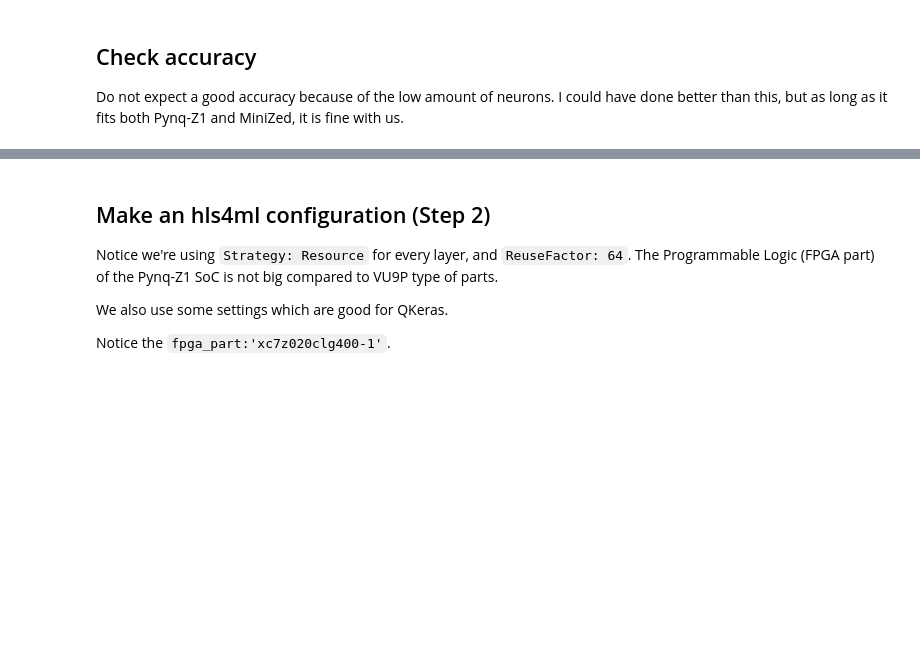
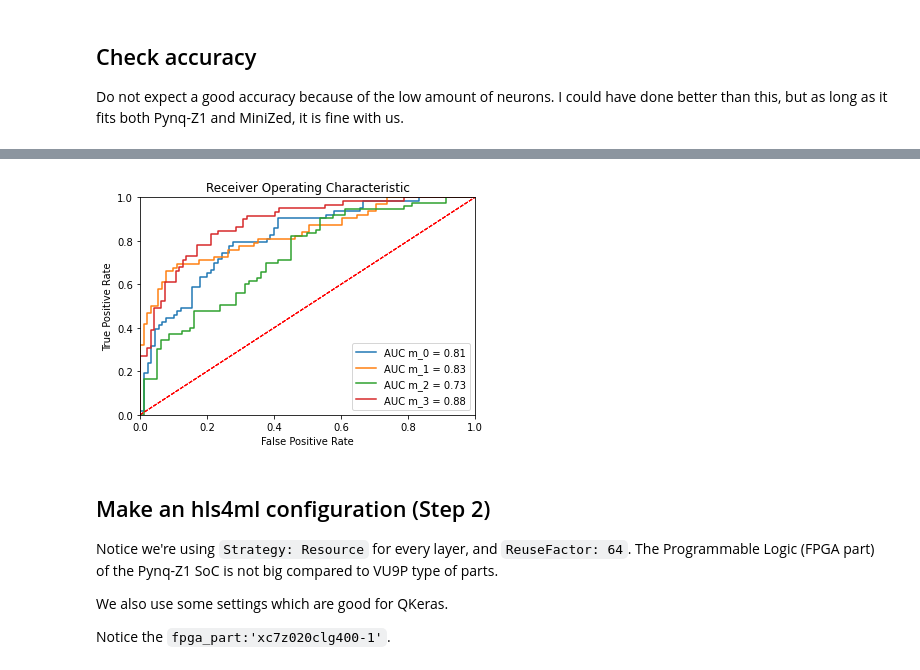
Before and after one commit to jmduarte/hls4ml-tutorial, a Jupyter notebook: deploy/vivado_flow/vivado_flow.ipynb, the cells around one changed output, grey strips where cells are left out. Saved outputs shown, nothing was run; the diff lists cells and outputs as text; code cells hidden in the pictures; blank space fills up the shorter version.

```diff
--- a/deploy/vivado_flow/vivado_flow.ipynb
+++ b/deploy/vivado_flow/vivado_flow.ipynb
@@ -151,8 +83,8 @@ We save the test dataset to files so that we can use them later.
 # %%
 #load processed test data
 from sklearn.utils import shuffle
-X = np.load('./test_data/test_data.npy', allow_pickle=True)
-y = np.load('./test_data/test_data_ground_truths.npy', allow_pickle=True)
+X = np.load('./test_data/test_data_frames_4_hops_512_fft_1024_mels_64_power_2.0.npy', allow_pickle=True)
+y = np.load('./test_data/test_data_frames_4_hops_512_fft_1024_mels_64_power_2.0_ground_truths.npy', allow_pickle=True)
 y_keras = []
 #use a quarter of the test_set to save time
 for i in range(len(X)):
@@ -258,3 +156,48 @@ plt.show()
+# %%
+from sklearn.metrics import accuracy_score
+from sklearn import metrics
+from sklearn.utils import shuffle
+import matplotlib.pyplot as plt
+%matplotlib inline
+import plotting
+import numpy
+
+#load processed test data
+X = np.load('./test_data/test_data_frames_4_hops_512_fft_1024_mels_64_power_2.0.npy', allow_pickle=True)
+y = np.load('./test_data/test_data_frames_4_hops_512_fft_1024_mels_64_power_2.0_ground_truths.npy', allow_pickle=True)
+y_keras = []
+#use a quarter of the test_set to save time
+for i in range(len(X)):
+    quarter = int(len(X[i])/4)
+    assert len(X) == len(y)
+    X[i], y[i] = shuffle(X[i], y[i])
+    X[i], y[i] = X[i][0:quarter],  y[i][0:quarter]
+
+#perform inference
+for index, X_data in enumerate(X):
+    y_pred = [0. for ind in X_data]
+    for file_idx, X_test in enumerate(X_data):
+        predictions = model.predict(X_test)
+        errors = np.mean(np.square(X_test-predictions), axis=1)
+        y_pred[file_idx] = numpy.mean(errors)
+
+    #generate auc and roc metrics
+    y_test = y[index]
+    fpr, tpr, threshold = metrics.roc_curve(y_test, y_pred)
+    roc_auc = metrics.auc(fpr, tpr)
+    y_keras.append(y_pred)
+
+    plt.title('Receiver Operating Characteristic')
+    plt.plot(fpr, tpr, label = 'AUC m_{} = {}'.format(index, round(roc_auc,2)), linewidth = 1.5)
+    plt.legend(loc = 'lower right')
+    plt.plot([0, 1], [0, 1],'r--', linewidth=1)
+    plt.xlim([0, 1])
+    plt.ylim([0, 1])
+    plt.ylabel('True Positive Rate')
+    plt.xlabel('False Positive Rate')
+plt.show()
+# %% [output]
+[figure, added]
 # %% [markdown]
 ## Make an hls4ml configuration (Step 2)
 
```
Also changed, not shown: parts of 19 cells of this notebook, 2 other files.
